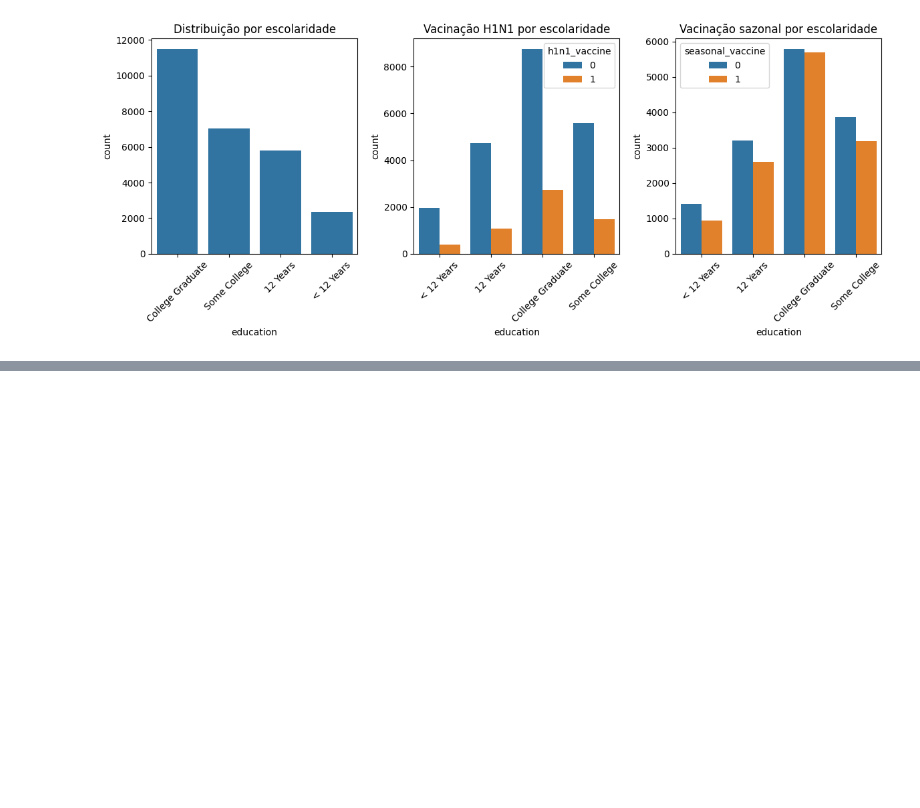
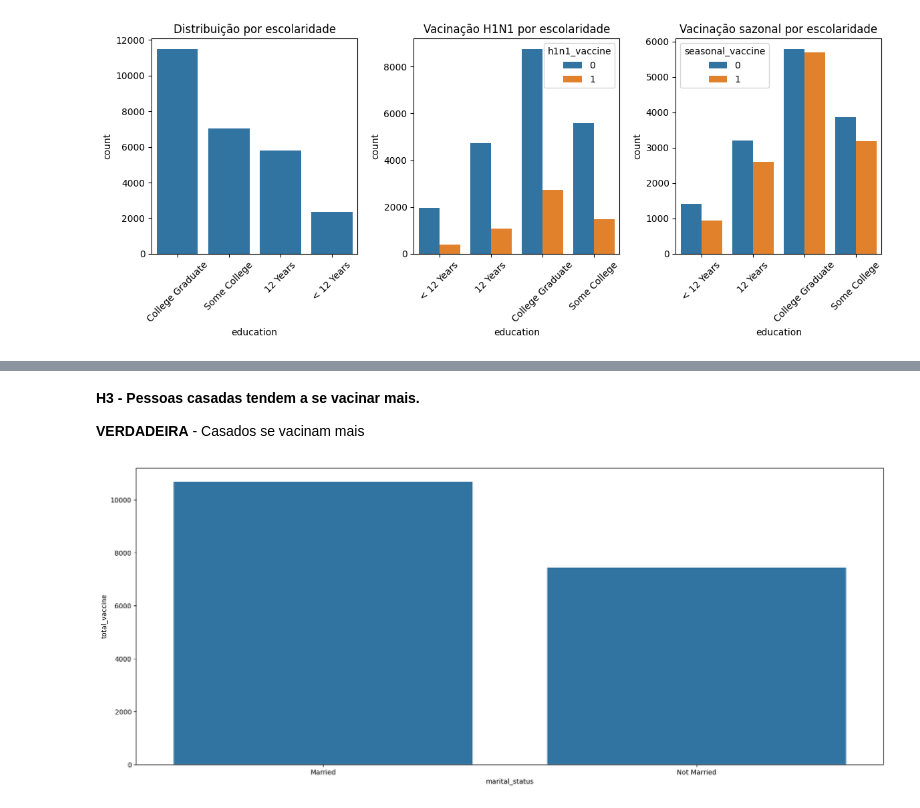
Before and after one commit to TiagoTuk/flu_shot_learning, a Jupyter notebook: notebooks/c2_feature_engeneering.ipynb, the cells around one changed output, grey strips where cells are left out. Drawn from its saved outputs; the diff is of its cells as text; code cells hidden in the pictures; blank space fills up the shorter version.

```diff
--- a/notebooks/c2_feature_engeneering.ipynb
+++ b/notebooks/c2_feature_engeneering.ipynb
@@ -571,0 +606,14 @@ plt.show()
+# %% [markdown]
+**H3 - Pessoas casadas tendem a se vacinar mais.**
+
+**VERDADEIRA** - Casados se vacinam mais
+# %%
+aux1 = (df4[['marital_status', 'h1n1_vaccine', 'seasonal_vaccine']].groupby( 'marital_status' )
+                                                                   .sum()
+                                                                   .assign( total_vaccine=lambda x: x['h1n1_vaccine']
+                                                                                                  + x['seasonal_vaccine'] ))
+
+plt.figure( figsize=(20,8))
+sns.barplot( x='marital_status', y='total_vaccine', data=aux1);
+# %% [output]
+[figure, added]
```
Also changed, not shown: parts of 23 cells of this notebook.
